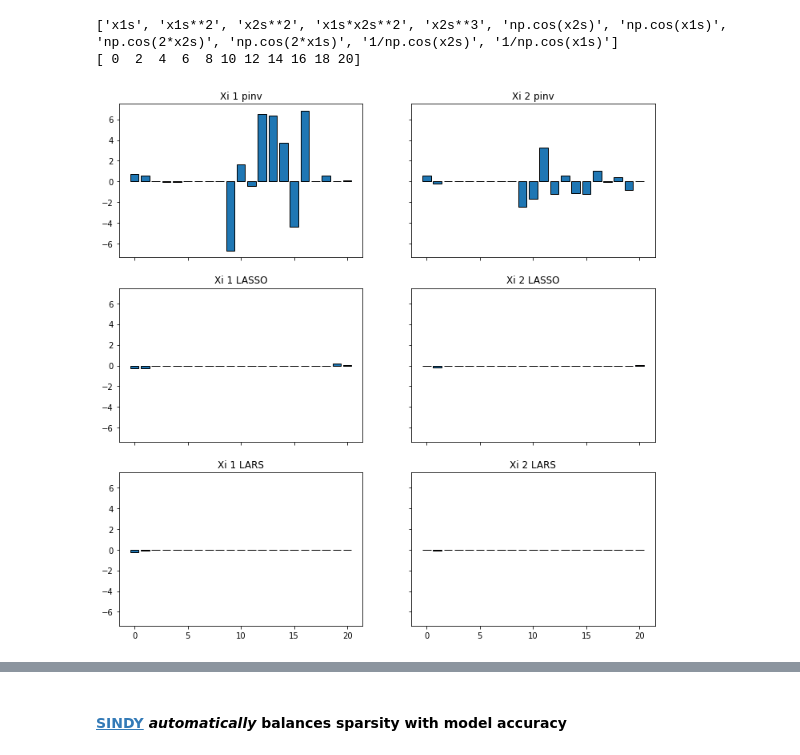
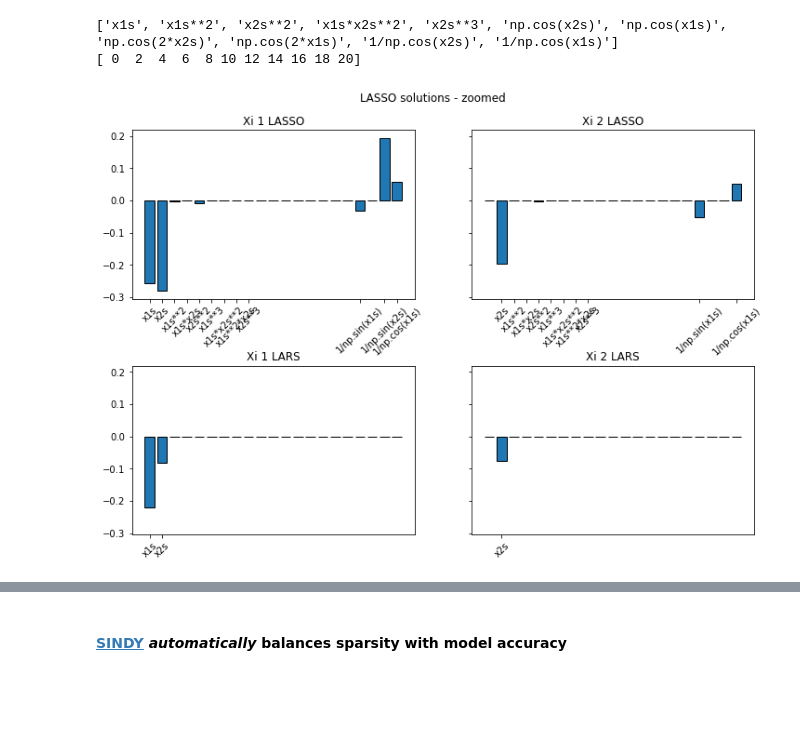
Before and after one commit to jmichellehu/ComplexSystems_AMATH563, a Jupyter notebook: hw2/AMATH563_hw2.ipynb, the cells around one changed output, grey strips where cells are left out. Drawn from its saved outputs; the diff is of its cells as text; code cells hidden in the pictures; blank space fills up the shorter version.

```diff
--- a/hw2/AMATH563_hw2.ipynb
+++ b/hw2/AMATH563_hw2.ipynb
@@ -111,21 +458,32 @@ print(xi1_pinv.shape, xi2_pinv.shape)
 from sklearn import linear_model
 
 # LASSO
-lasso=linear_model.Lasso(random_state=0, max_iter=100000)
+lasso=linear_model.Lasso(random_state=0, max_iter=100000000)
 lasso.fit(A.T, dx1)
 xi1_lasso=lasso.coef_
 
-lasso=linear_model.Lasso(random_state=0, max_iter=100000)
+lasso=linear_model.Lasso(random_state=0, max_iter=100000000)
 lasso.fit(A.T, dx2)
 xi2_lasso=lasso.coef_
 print(xi1_lasso.shape, xi2_lasso.shape)
 
+
+# LASSO alpha = 0.8
+lasso=linear_model.Lasso(random_state=0, max_iter=100000000, alpha=0.8)
+lasso.fit(A.T, dx1)
+xi1_lasso8=lasso.coef_
+
+lasso=linear_model.Lasso(random_state=0, max_iter=100000000, alpha=0.8)
+lasso.fit(A.T, dx2)
+xi2_lasso8=lasso.coef_
+print(xi1_lasso8.shape, xi2_lasso8.shape)
+
 # Least Angle Regression
-lars = linear_model.LassoLars()#alpha=.1)
+lars = linear_model.LassoLars()
 lars.fit(A.T, dx1)
 xi1_lars=lars.coef_
 
-lars = linear_model.LassoLars()#alpha=.1)
+lars = linear_model.LassoLars()
 lars.fit(A.T, dx2)
 xi2_lars=lars.coef_
 print(xi1_lars.shape, xi2_lars.shape)
@@ -147,25 +529,53 @@ print(ticks)
 ['x1s', 'x1s**2', 'x2s**2', 'x1s*x2s**2', 'x2s**3', 'np.cos(x2s)', 'np.cos(x1s)', 'np.cos(2*x2s)', 'np.cos(2*x1s)', '1/np.cos(x2s)', '1/np.cos(x1s)']
 [ 0  2  4  6  8 10 12 14 16 18 20]
 # %%
-# Plot weightings of solutions
-ec='k'
+# Zoomed Lasso solutions
+fig, ax = plt.subplots(2, 2, figsize=(12, 8), sharey=True)
+plt.subplots_adjust(hspace=0.4)
 
-fig, ax = plt.subplots(3, 2, figsize=(12, 12), sharex=True, sharey=True)
+ax[0,0].bar(np.arange(len(A)), xi1_lasso, ec=ec)
+ax[1,0].bar(np.arange(len(A)), xi1_lars, ec=ec)
+ax[0,0].set_title("Xi 1 LASSO")
+ax[1,0].set_title("Xi 1 LARS")
 
-# Xi 1 solutions
-ax[0,0].bar(np.arange(len(A)), xi1_pinv, ec=ec)
-ax[1,0].bar(np.arange(len(A)), xi1_lasso, ec=ec)
-ax[2,0].bar(np.arange(len(A)), xi1_lars, ec=ec)
-ax[0,0].set_title("Xi 1 pinv")
-ax[1,0].set_title("Xi 1 LASSO")
-ax[2,0].set_title("Xi 1 LARS")
+ax[0,1].bar(np.arange(len(A)), xi2_lasso, ec=ec)
+ax[1,1].bar(np.arange(len(A)), xi2_lars, ec=ec)
+ax[0,1].set_title("Xi 2 LASSO")
+ax[1,1].set_title("Xi 2 LARS")
 
-# Xi 2 solutions
-ax[0,1].bar(np.arange(len(A)), xi2_pinv, ec=ec)
-ax[1,1].bar(np.arange(len(A)), xi2_lasso, ec=ec)
-ax[2,1].bar(np.arange(len(A)), xi2_lars, ec=ec)
-ax[0,1].set_title("Xi 2 pinv")
-ax[1,1].set_title("Xi 2 LASSO")
-ax[2,1].set_title("Xi 2 LARS");
+plt.suptitle("LASSO solutions - zoomed", y=0.95);
+
+### ==== Axis ticklabels === ###
+thresh=0
+
+def good_functions(xi, thresh, A_name):
+    '''First get indices of coefficients larger than threshold
+    Then extract library candidate function names based on indices
+    '''
+    xi_ind=(np.indices(xi.shape).squeeze())[np.abs(xi)>thresh]
+    xi_names=[ A_name[x] for x in xi_ind ]
+    return(xi_ind, xi_names)
+
+# LASSO solutions
+xi1_lasso_ind, xi1_lasso_names = good_functions(xi1_lasso, thresh, A_names)
+xi2_lasso_ind, xi2_lasso_names = good_functions(xi2_lasso, thresh, A_names)
+
+# LARS solutions
+xi1_lars_ind, xi1_lars_names = good_functions(xi1_lars, thresh, A_names)
+xi2_lars_ind, xi2_lars_names = good_functions(xi2_lars, thresh, A_names)
+
+rotation=45
+
+ax[0,0].set_xticks(xi1_lasso_ind)
+ax[0,0].set_xticklabels(xi1_lasso_names, rotation=rotation)
+
+ax[0,1].set_xticks(xi2_lasso_ind)
+ax[0,1].set_xticklabels(xi2_lasso_names, rotation=rotation);
+
+ax[1,0].set_xticks(xi1_lars_ind)
+ax[1,0].set_xticklabels(xi1_lars_names, rotation=rotation);
+
+ax[1,1].set_xticks(xi2_lars_ind)
+ax[1,1].set_xticklabels(xi2_lars_names, rotation=rotation);
 # %% [output]
-[figure, old version]
+[figure, new version]
```
Also changed, not shown: parts of 81 cells of this notebook.
